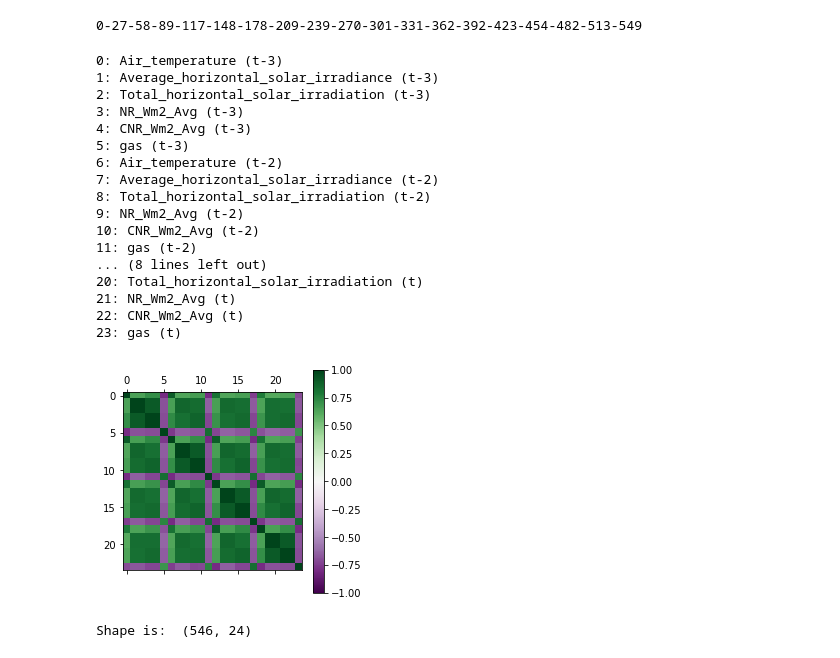
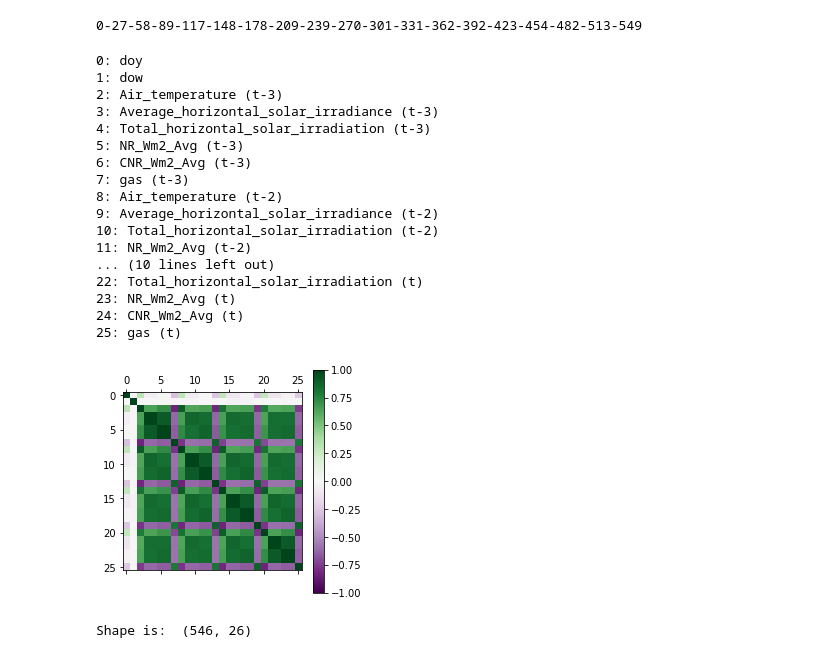
Before and after one commit to BorisAnimal/IU-Data-Analysis-Research, a Jupyter notebook: Boris#2.ipynb, the cells around one changed output. Drawn from its saved outputs; the diff is of its cells as text; code cells hidden in the pictures.

```diff
--- a/Boris#2.ipynb
+++ b/Boris#2.ipynb
@@ -72,4 +67,8 @@ building_num = 1
 # %%
+## Global parameters
+building_num = 20
+
+
 ## Get climate data
 elements=root.xpath('./a:Stock/a:Climate/a:Sensor/a:TimeSeriesVariable', namespaces=NS)
 data_clim = {}
@@ -295,48 +294,56 @@ def series_to_supervised(data, n_in=1, n_out=1, dropnan=True):
     agg = pd.concat(cols, axis=1)
     agg.columns = names
     # drop rows with NaN values
-    if dropnan:
-        agg.dropna(inplace=True)
+#     if dropnan:
+#         agg.dropna(inplace=True)
     return agg
+# %%
+dow = df_resample.index.dayofweek.values
+doy = df_resample.index.dayofyear.values
 # %%
 # frame as supervised learning
-reframed = series_to_supervised(df_resample, 3, 1)
+look_back = 3
+reframed = series_to_supervised(df_resample, look_back, 1)
 
 
 # drop columns we don't want to predict
 predName = 'gas (t)'
 tmp = reframed.corr(method='spearman')[predName]
 del tmp[predName]
 
+reframed.insert(loc=0, column='dow', value=dow)
+reframed.insert(loc=0, column='doy', value=doy)
+
+reframed.dropna(inplace=True)
 
 #Select features with relevat correlation
 corLev = 0.6
 tmp = tmp.loc[tmp.abs() < corLev].index.tolist()
 kek = list(map(reframed.columns.get_loc, tmp))
 reframed.drop(reframed.columns[kek], axis=1, inplace=True)
 
 pltCor(reframed)
 print('Shape is: ', reframed.shape)
 # %% [output]
-0: Air_temperature (t-3)
-1: Average_horizontal_solar_irradiance (t-3)
-2: Total_horizontal_solar_irradiation (t-3)
-3: NR_Wm2_Avg (t-3)
-4: CNR_Wm2_Avg (t-3)
-5: gas (t-3)
-6: Air_temperature (t-2)
-7: Average_horizontal_solar_irradiance (t-2)
-8: Total_horizontal_solar_irradiation (t-2)
-9: NR_Wm2_Avg (t-2)
-10: CNR_Wm2_Avg (t-2)
-11: gas (t-2)
-... (8 lines left out)
-20: Total_horizontal_solar_irradiation (t)
-21: NR_Wm2_Avg (t)
-22: CNR_Wm2_Avg (t)
-23: gas (t)
+0: doy
+1: dow
+2: Air_temperature (t-3)
+3: Average_horizontal_solar_irradiance (t-3)
+4: Total_horizontal_solar_irradiation (t-3)
+5: NR_Wm2_Avg (t-3)
+6: CNR_Wm2_Avg (t-3)
+7: gas (t-3)
+8: Air_temperature (t-2)
+9: Average_horizontal_solar_irradiance (t-2)
+10: Total_horizontal_solar_irradiation (t-2)
+11: NR_Wm2_Avg (t-2)
+... (10 lines left out)
+22: Total_horizontal_solar_irradiation (t)
+23: NR_Wm2_Avg (t)
+24: CNR_Wm2_Avg (t)
+25: gas (t)
-[figure, old version]
+[figure, new version]
-Shape is:  (546, 24)
+Shape is:  (546, 26)
 # %%
 predNamepredName = 'gas (t)'
 tmp = reframed.corr(method='spearman')[predName]
```
Also changed, not shown: parts of 15 cells of this notebook.
